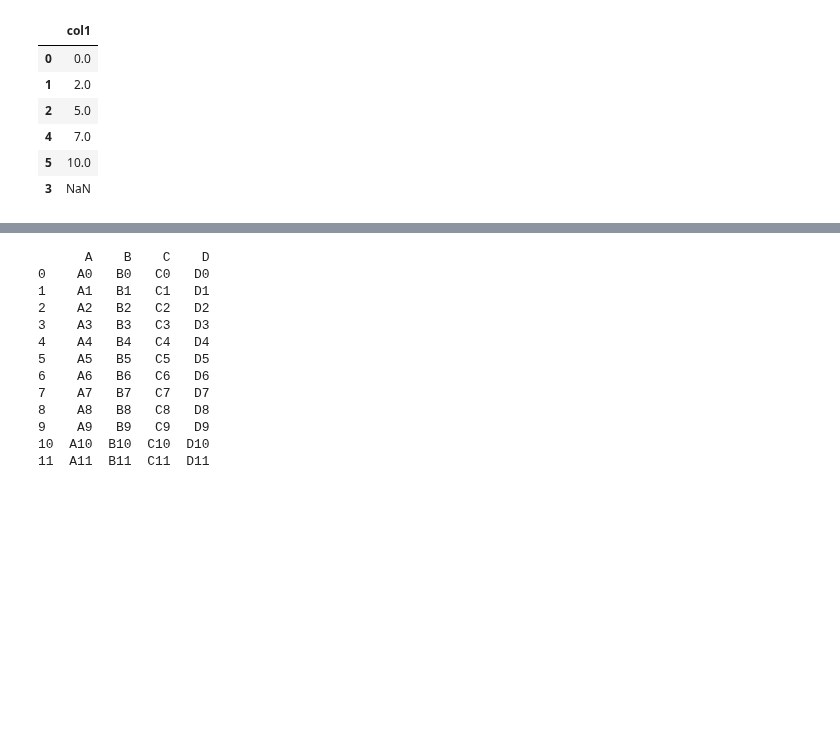
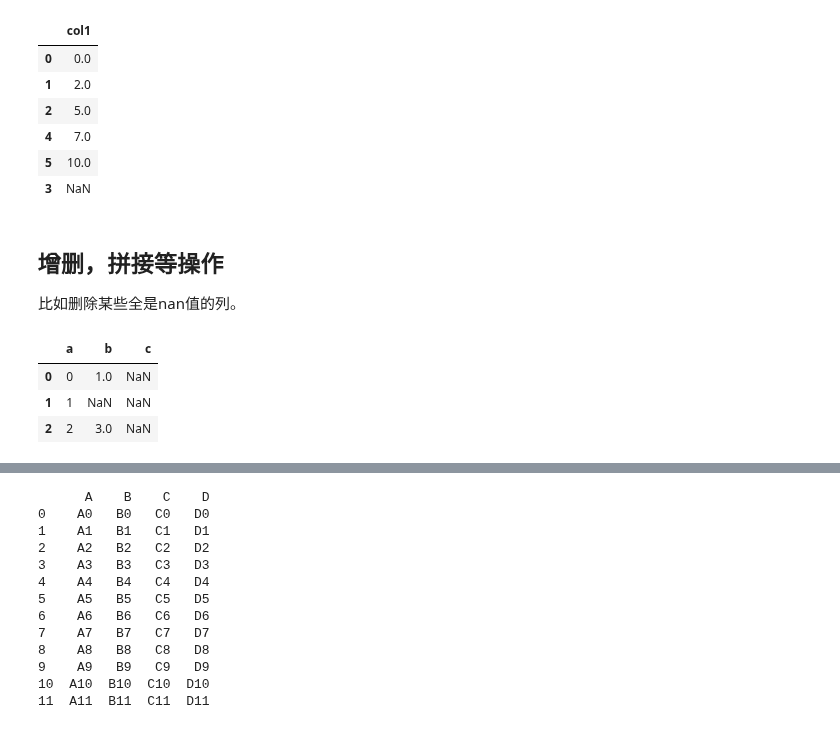
Before and after one commit to iHeadWater/hydrus, a Jupyter notebook: 2-pandas-examples/basic-pandas.ipynb, the cells around one changed output, grey strips where cells are left out. Drawn from its saved outputs; the diff is of its cells as text; code cells hidden in the pictures; blank space fills up the shorter version.

```diff
--- a/2-pandas-examples/basic-pandas.ipynb
+++ b/2-pandas-examples/basic-pandas.ipynb
@@ -612,3 +727,17 @@ df_nan.sort_values(by=['col1'])
 | 4 | 7.0 |
 | 5 | 10.0 |
 | 3 | NaN |
+# %% [markdown]
+## 增删，拼接等操作
+
+比如删除某些全是nan值的列。
+# %%
+import pandas as pd
+import numpy as np
+df0 = pd.DataFrame({"a":np.arange(3),"b":[1,np.nan,3],"c":[np.nan,np.nan,np.nan]})
+df0
+# %% [output]
+|  | a | b | c |
+| 0 | 0 | 1.0 | NaN |
+| 1 | 1 | NaN | NaN |
+| 2 | 2 | 3.0 | NaN |
```
Also changed, not shown: parts of 43 cells of this notebook, 3 other files.
